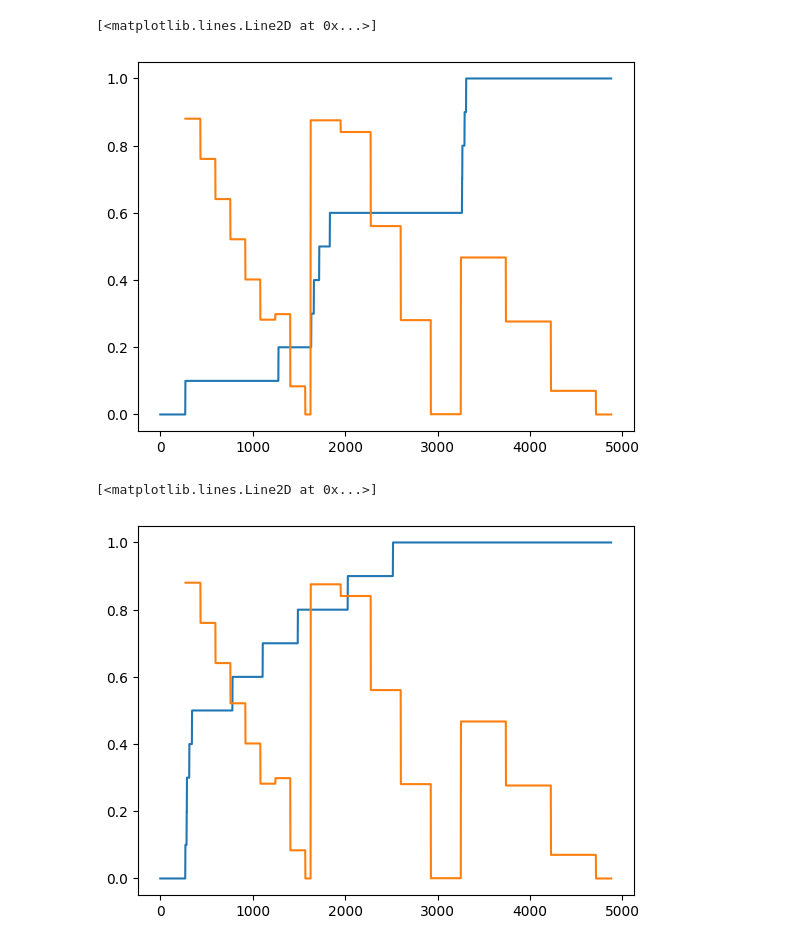
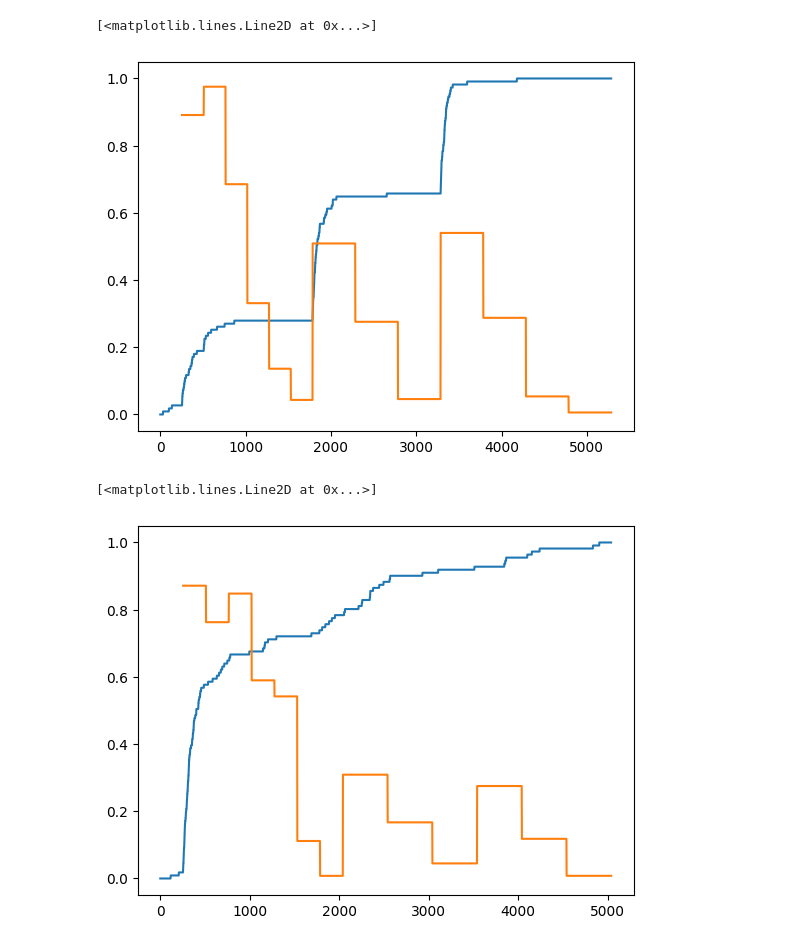
Before and after one commit to di-danilenko/living-stopping-method, a Jupyter notebook: analyse_simulations.ipynb, the cells around one changed output. Saved outputs shown, nothing was run; the diff lists cells and outputs as text; code cells hidden in the pictures.

Commit message:
add simulation level2 code

```diff
--- a/analyse_simulations.ipynb
+++ b/analyse_simulations.ipynb
@@ -22,0 +23,4 @@ ax.plot(df["sim_order"], df["buscar_p_r099"])
+# %%
+# load simulation type 2 results
+df = pd.read_csv('simulated_screening/Wassenaar_2017-0.8-results-2.csv')
+df.head()
@@ -23,14 +34,12 @@ ax.plot(df["sim_order"], df["buscar_p_r099"])
 # %%
-df = pd.read_csv('simulated_screening_reordering/Bos_2018-0.99-results-1.csv')
 fig, ax = plt.subplots()
 
 ax.plot(df["sim_order"], df["incl"].cumsum()/df["incl"].sum())
 
-
-ax.plot(df["sim_order"], df["buscar_p_r099"])
+ax.plot(df["sim_order"], df["buscar_p_r080"])
 # %% [output]
 [<matplotlib.lines.Line2D at 0x...>]
-[figure, old version]
+[figure, new version]
 # %%
 df_reordered = df.sort_values('sim_reordered').reset_index(drop=True)
 
@@ -38,10 +47,14 @@ fig, ax = plt.subplots()
 
 ax.plot(df_reordered["sim_reordered"], df_reordered["incl"].cumsum()/df["incl"].sum())
 
-ax.plot(df["sim_order"], df["buscar_p_r099"])
+ax.plot(df["sim_order"], df["buscar_p_r080"])
+
+# TODO: add p-values from simulation 1 to the same plot
+# TODO: add vertical lines at the review updates
+# TODO: add vertical lines at the stopping points of 2 simulations
 # %% [output]
 [<matplotlib.lines.Line2D at 0x...>]
-[figure, old version]
+[figure, new version]
 # %%
 df = pd.read_csv('simulated_screening_level2/Bos_2018-0.99-results-1.csv')
 fig, ax = plt.subplots()
```
Also changed, not shown: parts of 4 cells of this notebook, 1 other file.
